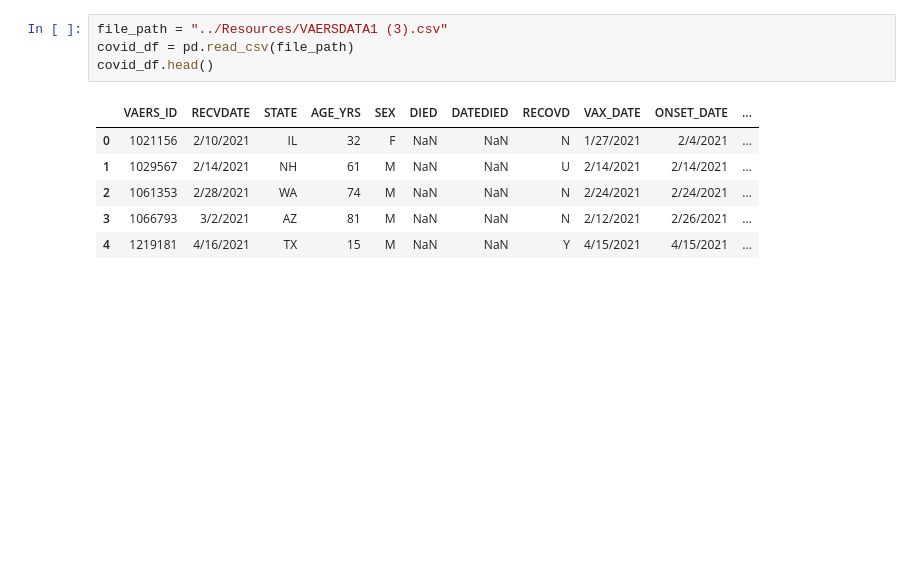
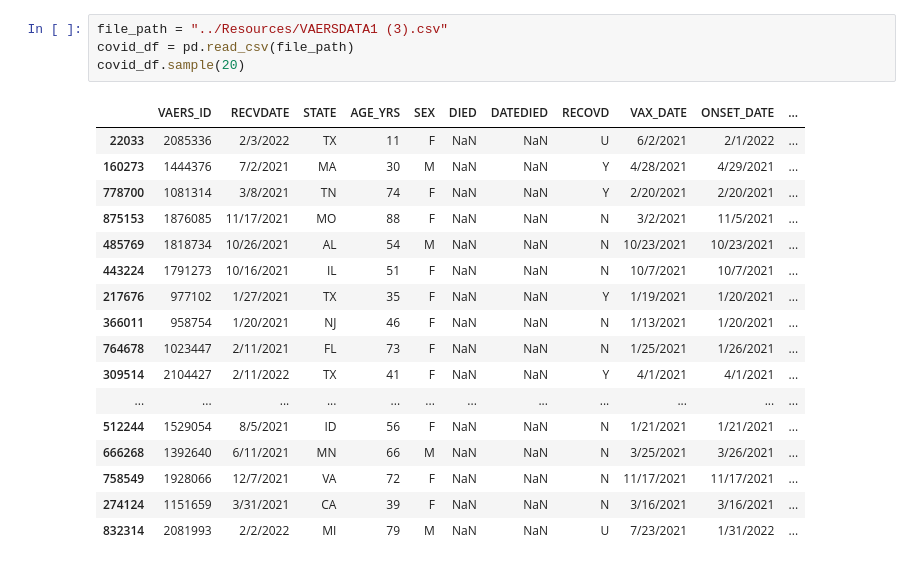
Before and after one commit to eli-crawley/covid_health, a Jupyter notebook: individual_works/lroberts.ipynb, the cells around one changed output. Saved outputs shown, nothing was run; the diff lists cells and outputs as text; blank space fills up the shorter version.

```diff
--- a/individual_works/lroberts.ipynb
+++ b/individual_works/lroberts.ipynb
@@ -14,11 +14,22 @@ import json
 # %%
 file_path = "../Resources/VAERSDATA1 (3).csv"
 covid_df = pd.read_csv(file_path)
-covid_df.head()
+covid_df.sample(20)
 # %% [output]
 |  | VAERS_ID | RECVDATE | STATE | AGE_YRS | SEX | DIED | DATEDIED | RECOVD | VAX_DATE | ONSET_DATE | ... |
-| 0 | 1021156 | 2/10/2021 | IL | 32 | F | NaN | NaN | N | 1/27/2021 | 2/4/2021 | ... |
-| 1 | 1029567 | 2/14/2021 | NH | 61 | M | NaN | NaN | U | 2/14/2021 | 2/14/2021 | ... |
-| 2 | 1061353 | 2/28/2021 | WA | 74 | M | NaN | NaN | N | 2/24/2021 | 2/24/2021 | ... |
-| 3 | 1066793 | 3/2/2021 | AZ | 81 | M | NaN | NaN | N | 2/12/2021 | 2/26/2021 | ... |
-| 4 | 1219181 | 4/16/2021 | TX | 15 | M | NaN | NaN | Y | 4/15/2021 | 4/15/2021 | ... |
+| 22033 | 2085336 | 2/3/2022 | TX | 11 | F | NaN | NaN | U | 6/2/2021 | 2/1/2022 | ... |
+| 160273 | 1444376 | 7/2/2021 | MA | 30 | M | NaN | NaN | Y | 4/28/2021 | 4/29/2021 | ... |
+| 778700 | 1081314 | 3/8/2021 | TN | 74 | F | NaN | NaN | Y | 2/20/2021 | 2/20/2021 | ... |
+| 875153 | 1876085 | 11/17/2021 | MO | 88 | F | NaN | NaN | N | 3/2/2021 | 11/5/2021 | ... |
+| 485769 | 1818734 | 10/26/2021 | AL | 54 | M | NaN | NaN | N | 10/23/2021 | 10/23/2021 | ... |
+| 443224 | 1791273 | 10/16/2021 | IL | 51 | F | NaN | NaN | N | 10/7/2021 | 10/7/2021 | ... |
+| 217676 | 977102 | 1/27/2021 | TX | 35 | F | NaN | NaN | Y | 1/19/2021 | 1/20/2021 | ... |
+| 366011 | 958754 | 1/20/2021 | NJ | 46 | F | NaN | NaN | N | 1/13/2021 | 1/20/2021 | ... |
+| 764678 | 1023447 | 2/11/2021 | FL | 73 | F | NaN | NaN | N | 1/25/2021 | 1/26/2021 | ... |
+| 309514 | 2104427 | 2/11/2022 | TX | 41 | F | NaN | NaN | Y | 4/1/2021 | 4/1/2021 | ... |
+| ... | ... | ... | ... | ... | ... | ... | ... | ... | ... | ... | ... |
+| 512244 | 1529054 | 8/5/2021 | ID | 56 | F | NaN | NaN | N | 1/21/2021 | 1/21/2021 | ... |
+| 666268 | 1392640 | 6/11/2021 | MN | 66 | M | NaN | NaN | N | 3/25/2021 | 3/26/2021 | ... |
+| 758549 | 1928066 | 12/7/2021 | VA | 72 | F | NaN | NaN | N | 11/17/2021 | 11/17/2021 | ... |
+| 274124 | 1151659 | 3/31/2021 | CA | 39 | F | NaN | NaN | N | 3/16/2021 | 3/16/2021 | ... |
+| 832314 | 2081993 | 2/2/2022 | MI | 79 | M | NaN | NaN | U | 7/23/2021 | 1/31/2022 | ... |
```
Also changed, not shown: parts of 2 cells of this notebook.
